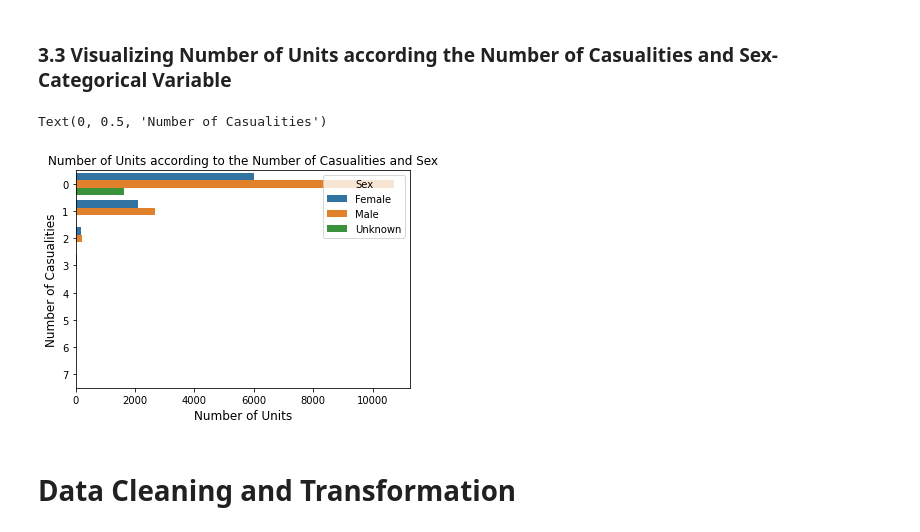
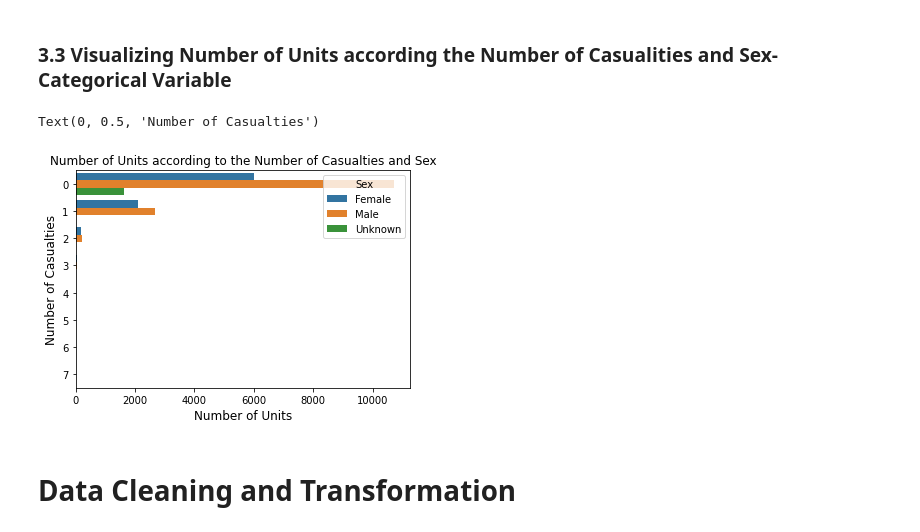
Before and after one commit to Nitikaahlawat/Project, a Jupyter notebook: Project.ipynb, the cells around one changed output. Drawn from its saved outputs; the diff is of its cells as text; code cells hidden in the pictures.

```diff
--- a/Project.ipynb
+++ b/Project.ipynb
@@ -1149,12 +1149,12 @@ Text(0, 0.5, 'State of Vehicle Registration')
 ### 3.3 Visualizing Number of Units according the Number of Casualities and Sex- Categorical Variable
 # %%
 sns.countplot(data=unit_2019, y='No Of Cas', hue='Sex')
-plt.title("Number of Units according to the Number of Casualities and Sex")
+plt.title("Number of Units according to the Number of Casualties and Sex")
 plt.xlabel("Number of Units",fontsize=12)
-plt.ylabel("Number of Casualities",fontsize=12)
+plt.ylabel("Number of Casualties",fontsize=12)
 # %% [output]
-Text(0, 0.5, 'Number of Casualities')
+Text(0, 0.5, 'Number of Casualties')
-[figure, old version]
+[figure, new version]
 # %% [markdown]
 # **Data Cleaning and Transformation**
 # %% [markdown]
```
Also changed, not shown: parts of 6 cells of this notebook.
